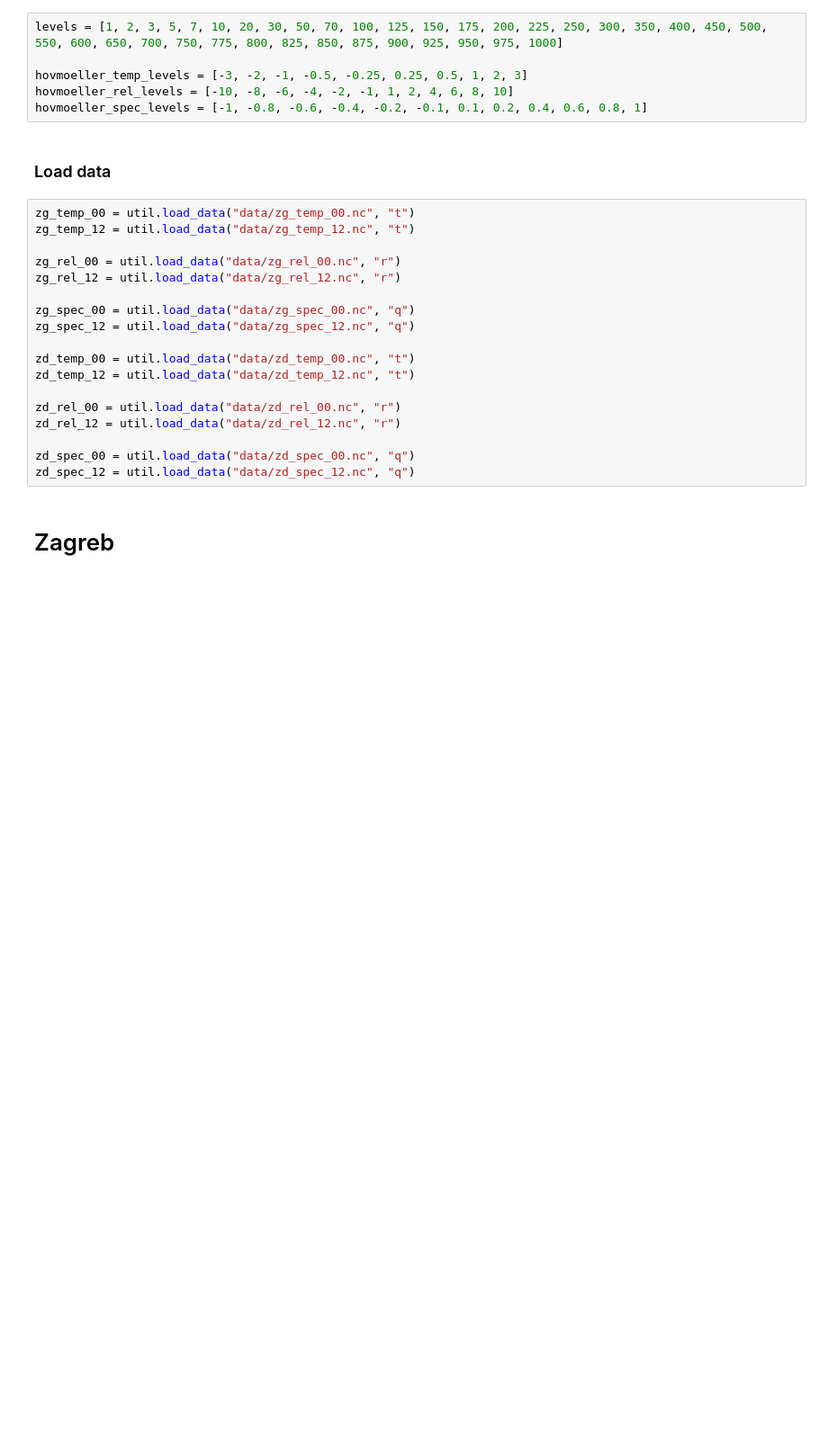
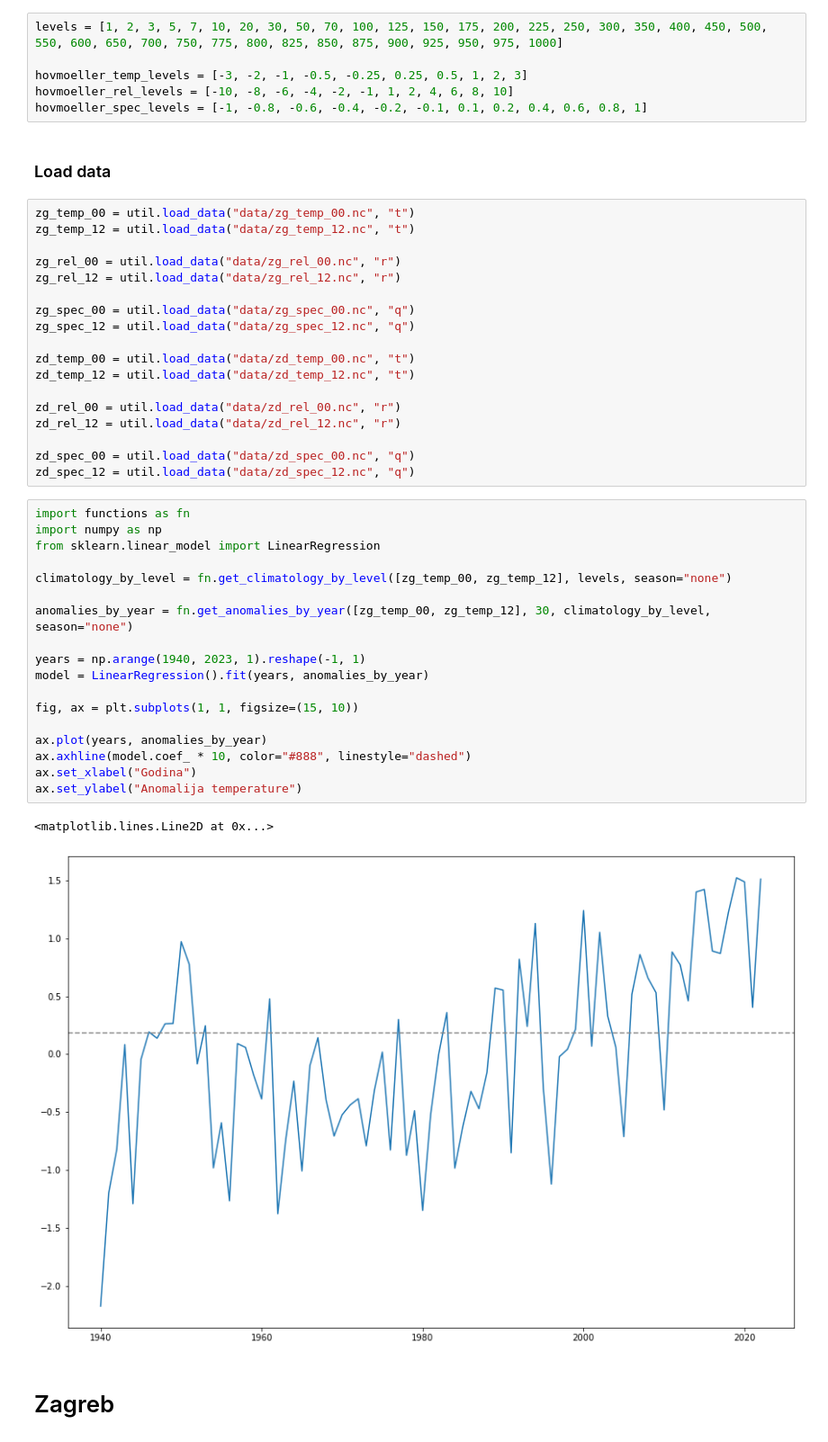
Before and after one commit to oyrad/diplomatic-work, a Jupyter notebook: main.ipynb, the cells around one changed output. Shown at 90% size. Drawn from its saved outputs; the diff is of its cells as text; blank space fills up the shorter version.

```diff
--- a/main.ipynb
+++ b/main.ipynb
@@ -28,6 +28,27 @@ zd_rel_12 = util.load_data("data/zd_rel_12.nc", "r")
 
 zd_spec_00 = util.load_data("data/zd_spec_00.nc", "q")
 zd_spec_12 = util.load_data("data/zd_spec_12.nc", "q")
+# %%
+import functions as fn
+import numpy as np
+from sklearn.linear_model import LinearRegression
+
+climatology_by_level = fn.get_climatology_by_level([zg_temp_00, zg_temp_12], levels, season="none")
+
+anomalies_by_year = fn.get_anomalies_by_year([zg_temp_00, zg_temp_12], 30, climatology_by_level, season="none")
+
+years = np.arange(1940, 2023, 1).reshape(-1, 1)
+model = LinearRegression().fit(years, anomalies_by_year)
+
+fig, ax = plt.subplots(1, 1, figsize=(15, 10))
+
+ax.plot(years, anomalies_by_year)
+ax.axhline(model.coef_ * 10, color="#888", linestyle="dashed")
+ax.set_xlabel("Godina")
+ax.set_ylabel("Anomalija temperature")
+# %% [output]
+<matplotlib.lines.Line2D at 0x...>
+[figure, added]
 # %% [markdown]
 # Zagreb
 # %%
```
Also changed, not shown: parts of 4 cells of this notebook, 3 other files.
